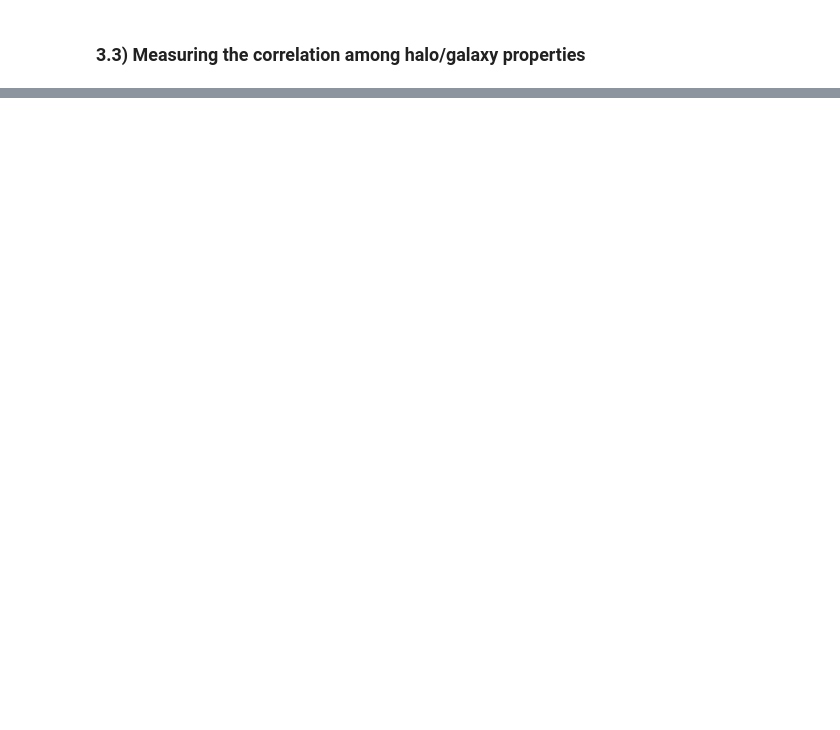
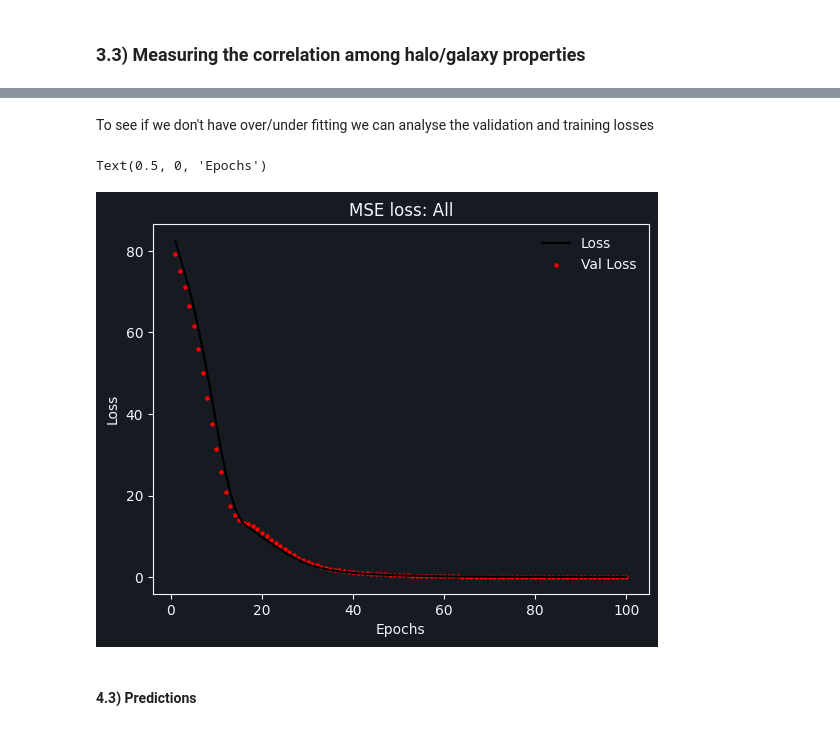
Before and after one commit to tofuples/Cosmology-ML, a Jupyter notebook: halo-galaxy.ipynb, the cells around one changed output, grey strips where cells are left out. Drawn from its saved outputs; the diff is of its cells as text; code cells hidden in the pictures; blank space fills up the shorter version.

Commit message:
prediction haloXgalaxy

```diff
--- a/halo-galaxy.ipynb
+++ b/halo-galaxy.ipynb
@@ -207,0 +287,12 @@ Text(0.5, 1.0, 'Galaxy properties')
+# %%
+def base_model():
+    model = models.Sequential()
+    model.add(layers.Dense(64, activation = 'relu', input_shape = (X_train.shape[1],)))
+    model.add(layers.Dense(32, activation = 'relu'))
+    model.add(layers.Dense(1))
+
+    print(model.summary())
+
+    model.compile(optimizer = 'Adam', loss = 'mse')
+
+    return model
@@ -207,0 +301,3 @@ Text(0.5, 1.0, 'Galaxy properties')
+# %%
+my_model = base_model()
+my_model
@@ -207,0 +322,8 @@ Text(0.5, 1.0, 'Galaxy properties')
+# %%
+#Fitting data
+
+no_epochs = 100
+batch_size = 50
+validation_split = 0.2
+history = my_model.fit(X_train, y_train, epochs = no_epochs, batch_size = batch_size, validation_split= validation_split)
+history
@@ -207,0 +349,19 @@ Text(0.5, 1.0, 'Galaxy properties')
+# %% [markdown]
+To see if we don't have over/under fitting we can analyse the validation and training losses
+# %%
+train_loss = history.history['loss']
+train_val_loss = history.history['val_loss']
+epochs = range(1, len(train_loss) + 1)
+# %%
+plt.figure(dpi=100)
+plt.plot(epochs, train_loss, color = 'black', label = "Loss")
+plt.scatter(epochs, train_val_loss, s = 5, color = 'red', label = 'Val Loss')
+plt.legend()
+plt.title('MSE loss: All')
+plt.ylabel('Loss')
+plt.xlabel('Epochs')
+# %% [output]
+Text(0.5, 0, 'Epochs')
+[figure, added]
+# %% [markdown]
+#### 4.3) Predictions
```
Also changed, not shown: parts of 28 cells of this notebook, 1 other file.
